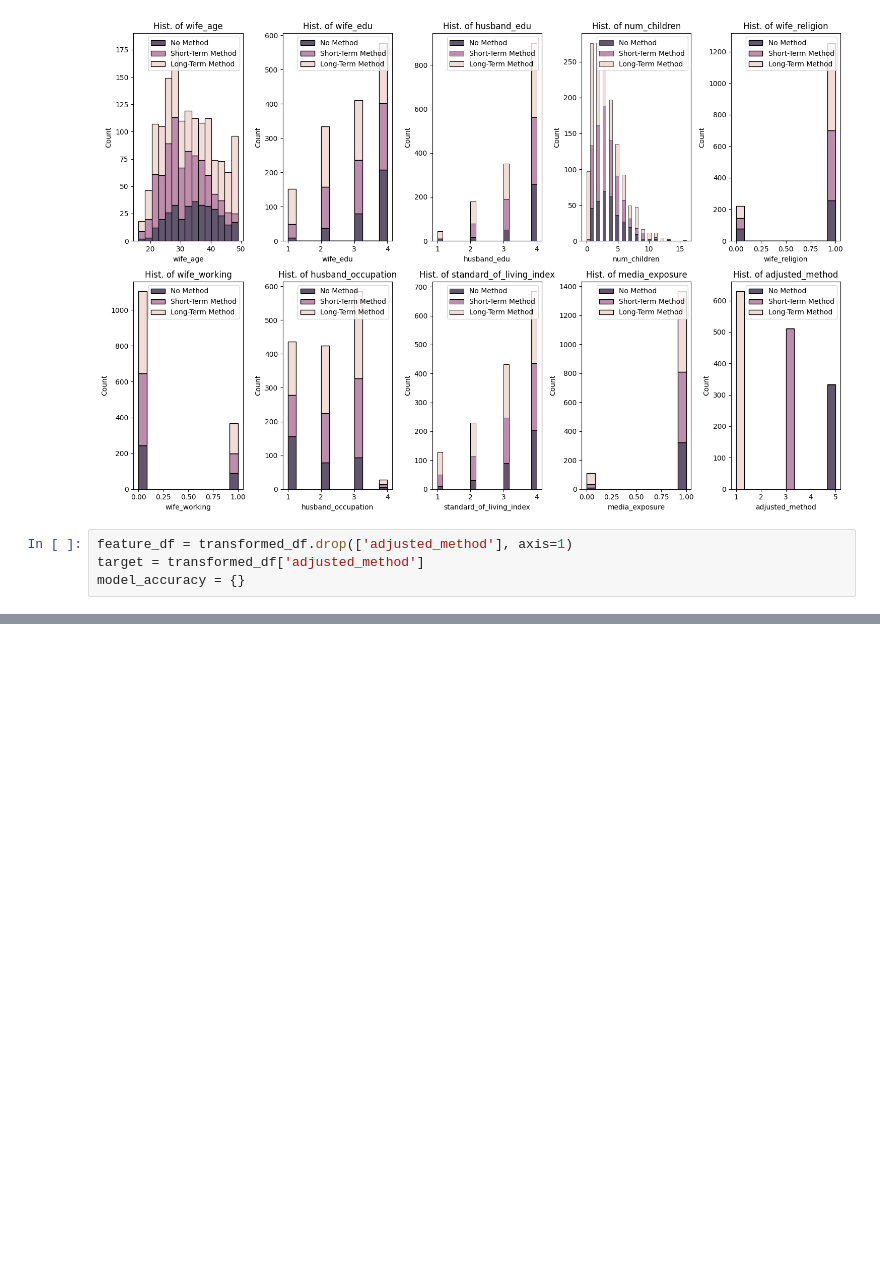
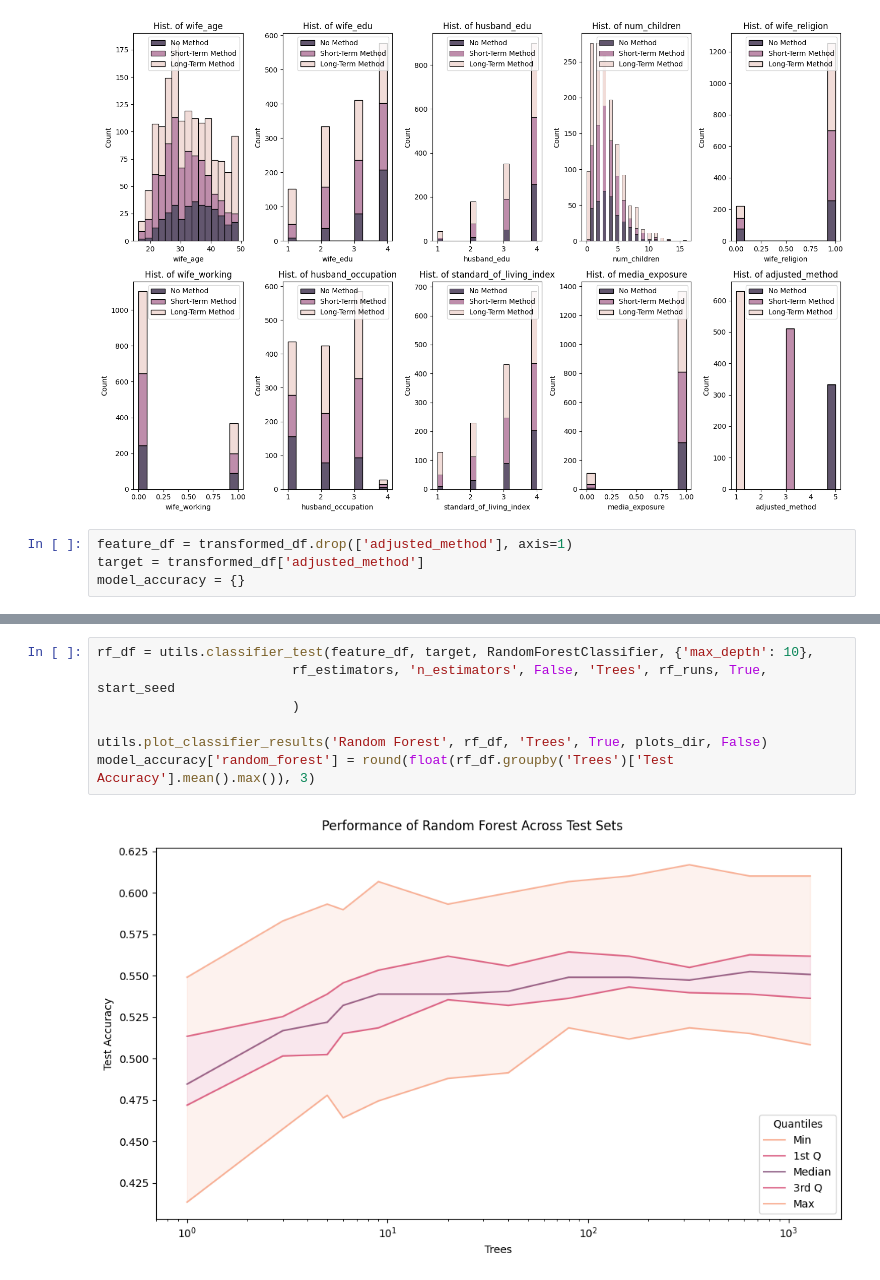
Before and after one commit to eye4got/unsw-5836-assignment-2, a Jupyter notebook: 03_contraceptive_choice.ipynb, the cells around one changed output, grey strips where cells are left out. Drawn from its saved outputs; the diff is of its cells as text; blank space fills up the shorter version.

```diff
--- a/03_contraceptive_choice.ipynb
+++ b/03_contraceptive_choice.ipynb
@@ -166,0 +242,9 @@ model_accuracy['mlp_sgd'] = float(mlp_sgd_df['Test Accuracy'].mean().max().round
+# %%
+rf_df = utils.classifier_test(feature_df, target, RandomForestClassifier, {'max_depth': 10},
+                         rf_estimators, 'n_estimators', False, 'Trees', rf_runs, True, start_seed
+                         )
+
+utils.plot_classifier_results('Random Forest', rf_df, 'Trees', True, plots_dir, False)
+model_accuracy['random_forest'] = round(float(rf_df.groupby('Trees')['Test Accuracy'].mean().max()), 3)
+# %% [output]
+[figure, added]
```
Also changed, not shown: parts of 9 cells of this notebook, 3 other files.
